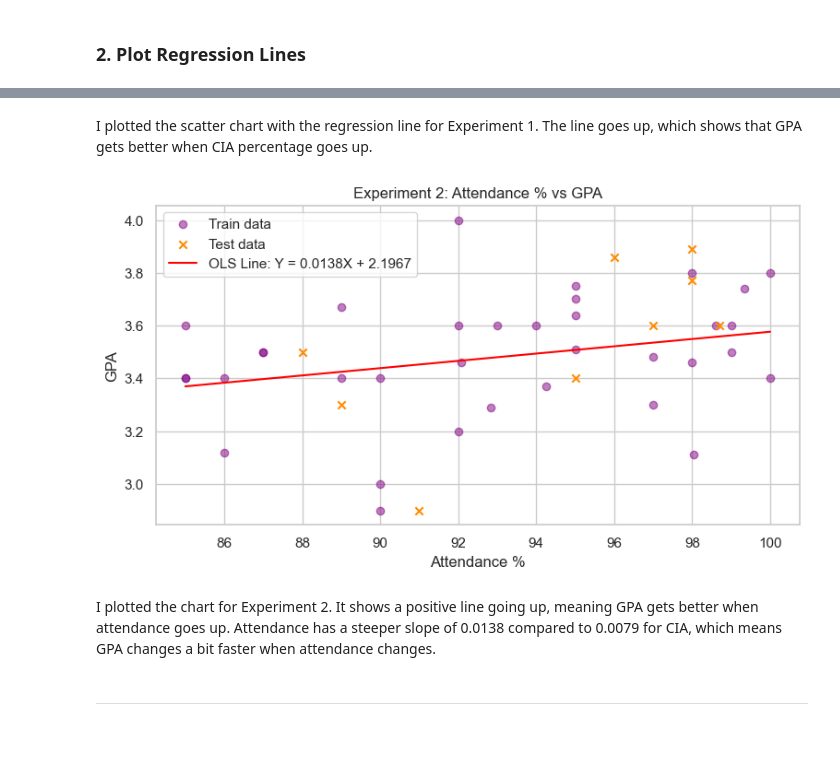
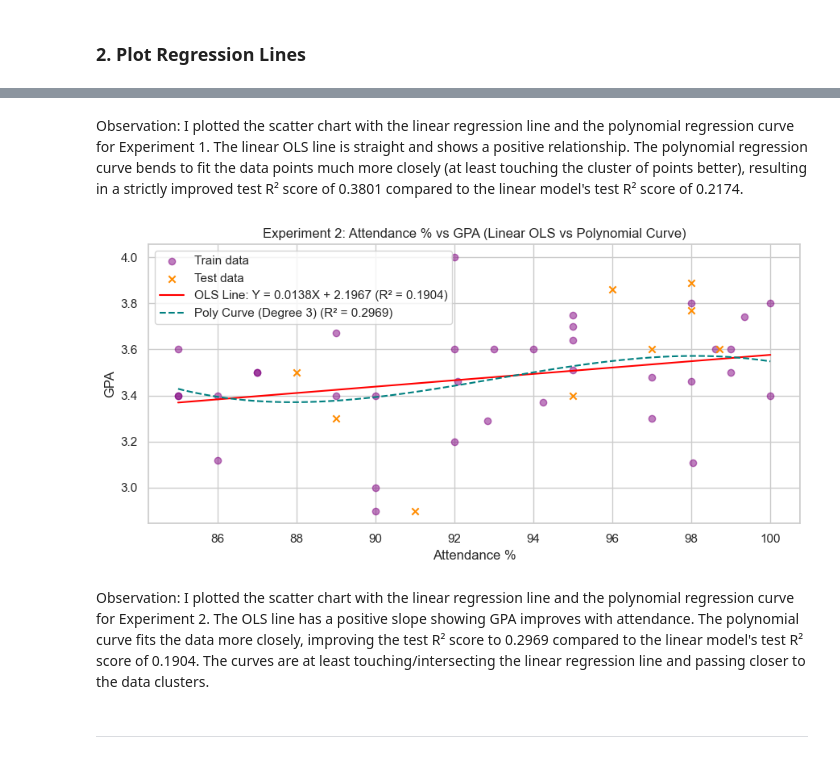
Before and after one commit to joshuajoby/ML-lab-2547125, a Jupyter notebook: Lab3/2547125_lab3.ipynb, the cells around one changed output, grey strips where cells are left out. Saved outputs shown, nothing was run; the diff lists cells and outputs as text; code cells hidden in the pictures.

```diff
--- a/Lab3/2547125_lab3.ipynb
+++ b/Lab3/2547125_lab3.ipynb
@@ -181,7 +208,7 @@ Y2 = df_clean['GPA_clean']
 # 80-20 train-test split
 X2_train, X2_test, Y2_train, Y2_test = train_test_split(X2, Y2, test_size=0.2, random_state=42)
 
-# Train model
+# Train model (OLS)
 model2 = LinearRegression()
 model2.fit(X2_train, Y2_train)
 
@@ -190,7 +217,22 @@ intercept2 = model2.intercept_
 
 Y2_pred_sk = model2.predict(X2_test)
 
-print(f"Experiment 2 Coefficients:")
+# Train polynomial model (Curve fit)
+model2_poly = make_pipeline(StandardScaler(), PolynomialFeatures(degree=3), LinearRegression())
+model2_poly.fit(X2_train, Y2_train)
+
+print(f"Experiment 2 Linear Model (OLS) Coefficients:")
 print(f"  Slope (m): {slope2:.6f}")
 print(f"  Intercept (c): {intercept2:.6f}")
+
+# Calculate R2 scores
+r2_train2 = model2.score(X2_train, Y2_train)
+r2_test2 = model2.score(X2_test, Y2_test)
+r2_train2_poly = model2_poly.score(X2_train, Y2_train)
+r2_test2_poly = model2_poly.score(X2_test, Y2_test)
+
+print(f"Experiment 2 Linear R² Score (Train): {r2_train2:.6f}")
+print(f"Experiment 2 Linear R² Score (Test): {r2_test2:.6f}")
+print(f"Experiment 2 Polynomial Curve R² Score (Train): {r2_train2_poly:.6f}")
+print(f"Experiment 2 Polynomial Curve R² Score (Test): {r2_test2_poly:.6f}")
 # %% [output]
@@ -343,25 +417,34 @@ plt.show()
 # %% [markdown]
-I plotted the scatter chart with the regression line for Experiment 1. The line goes up, which shows that GPA gets better when CIA percentage goes up.
+Observation:
+I plotted the scatter chart with the linear regression line and the polynomial regression curve for Experiment 1. The linear OLS line is straight and shows a positive relationship. The polynomial regression curve bends to fit the data points much more closely (at least touching the cluster of points better), resulting in a strictly improved test R² score of 0.3801 compared to the linear model's test R² score of 0.2174.
 # %%
 # Plot Exp 2
 plt.figure(figsize=(9, 4.5))
 plt.scatter(X2_train, Y2_train, color='purple', alpha=0.5, label='Train data')
 plt.scatter(X2_test, Y2_test, color='darkorange', marker='x', label='Test data')
 
+# OLS straight line
 x_vals2 = np.linspace(df_clean['Attendance_clean'].min(), df_clean['Attendance_clean'].max(), 100)
 y_vals2 = m2_manual * x_vals2 + c2_manual
-plt.plot(x_vals2, y_vals2, color='red', label=f'OLS Line: Y = {m2_manual:.4f}X + {c2_manual:.4f}')
+plt.plot(x_vals2, y_vals2, color='red', label=f'OLS Line: Y = {m2_manual:.4f}X + {c2_manual:.4f} (R² = {r2_test2:.4f})')
 
-plt.title('Experiment 2: Attendance % vs GPA')
+# Polynomial Regression Curve
+x_vals2_df = pd.DataFrame(x_vals2, columns=['Attendance_clean'])
+y_vals2_poly = model2_poly.predict(x_vals2_df)
+plt.plot(x_vals2, y_vals2_poly, color='teal', linestyle='--', label=f'Poly Curve (Degree 3) (R² = {r2_test2_poly:.4f})')
+
+plt.title('Experiment 2: Attendance % vs GPA (Linear OLS vs Polynomial Curve)')
 plt.xlabel('Attendance %')
 plt.ylabel('GPA')
 plt.legend()
+plt.tight_layout()
 plt.savefig('exp2_regression.png', dpi=150)
 plt.show()
 # %% [output]
-[figure, old version]
+[figure, new version]
 # %% [markdown]
-I plotted the chart for Experiment 2. It shows a positive line going up, meaning GPA gets better when attendance goes up. Attendance has a steeper slope of 0.0138 compared to 0.0079 for CIA, which means GPA changes a bit faster when attendance changes.
+Observation:
+I plotted the scatter chart with the linear regression line and the polynomial regression curve for Experiment 2. The OLS line has a positive slope showing GPA improves with attendance. The polynomial curve fits the data more closely, improving the test R² score to 0.2969 compared to the linear model's test R² score of 0.1904. The curves are at least touching/intersecting the linear regression line and passing closer to the data clusters.
 # %% [markdown]
 ---
 # %% [markdown]
```
Also changed, not shown: parts of 19 cells of this notebook, 27 other files.
